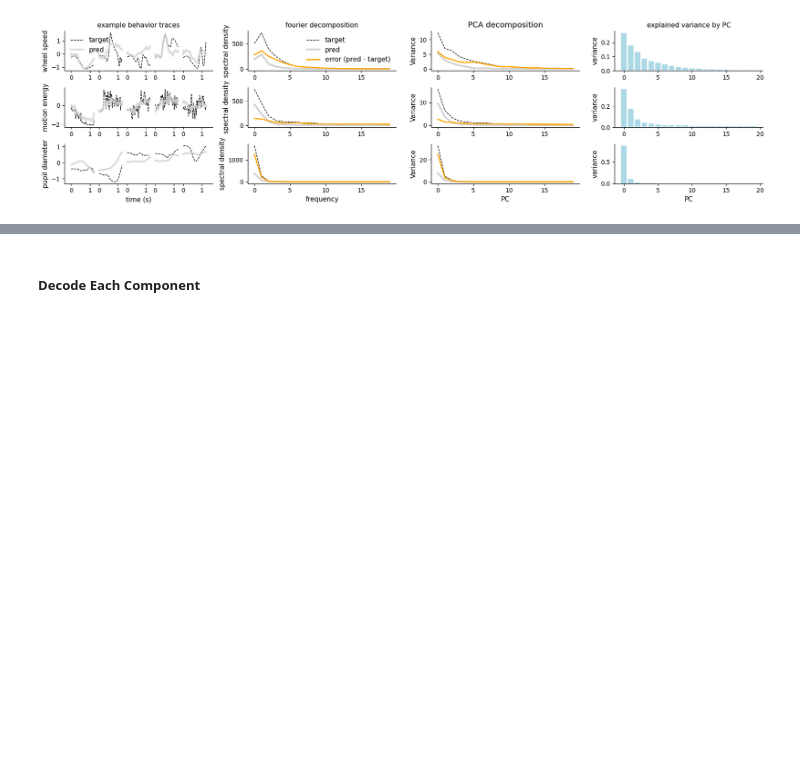
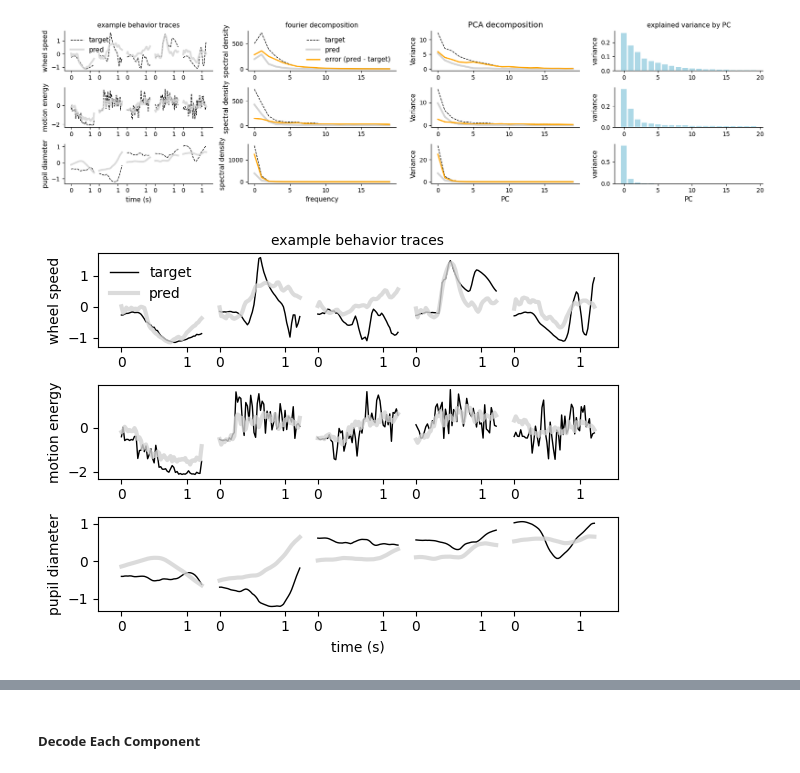
Before and after one commit to yzhang511/neural_decoding, a Jupyter notebook: notebooks/behavior_decomp.ipynb, the cells around one changed output, grey strips where cells are left out. Cells and saved outputs as stored; diff of their text form; code cells hidden in the pictures; blank space fills up the shorter version.

Commit message:
change per-pc decoder plot

```diff
--- a/notebooks/behavior_decomp.ipynb
+++ b/notebooks/behavior_decomp.ipynb
@@ -362,6 +344,8 @@ for target in targets:
     fourier_decomp[target]['pred'] = np.mean(pred, 0)
     fourier_decomp[target]['error'] = np.mean(error, 0)
 # %%
+targets = ['wheel_speed', 'motion_energy', 'pupil_diameter']
+
 pca_decomp = {}
 for target in targets:
     pca_decomp[target] = {}
@@ -427,3 +411,22 @@ plt.tight_layout()
 plt.savefig(f'../results/plots/behave_decomp.png', dpi=500)
 # %% [output]
 [figure]
+# %%
+fig, axes = plt.subplots(3, 1, figsize=(6, 4.5))
+
+for i, target in enumerate(targets):
+    y_viz = np.concatenate([np.hstack([pca_decomp[target]['test_y'][idx], np.array(10*[np.nan])]) for idx in range(5)])
+    pred_viz = np.concatenate([np.hstack([pca_decomp[target]['test_pred'][idx], np.array(10*[np.nan])]) for idx in range(5)])
+    axes[i].plot(y_viz, c='k', linestyle='-', linewidth=1., alpha=1., label='target')
+    axes[i].plot(pred_viz, c='lightgray', linewidth=3, alpha=.8, label='pred')
+    axes[i].set_xticks([0, 40, 60, 100, 120, 160, 180, 220, 240, 280], np.array([0, 1, 0, 1, 0, 1, 0, 1, 0, 1]))
+    axes[-1].set_xlabel('time (s)')
+    axes[i].set_ylabel(f'{" ".join(target.split("_"))}', fontsize=10)
+    axes[0].set_title('example behavior traces', fontsize=10)
+    # axes[i].spines[['right', 'top']].set_visible(False)
+    axes[0].legend(frameon=False, fontsize=10)
+
+plt.tight_layout()
+plt.savefig(f'../results/plots/behave.png', dpi=500)
+# %% [output]
+[figure, added]
```
Also changed, not shown: parts of 4 cells of this notebook.
